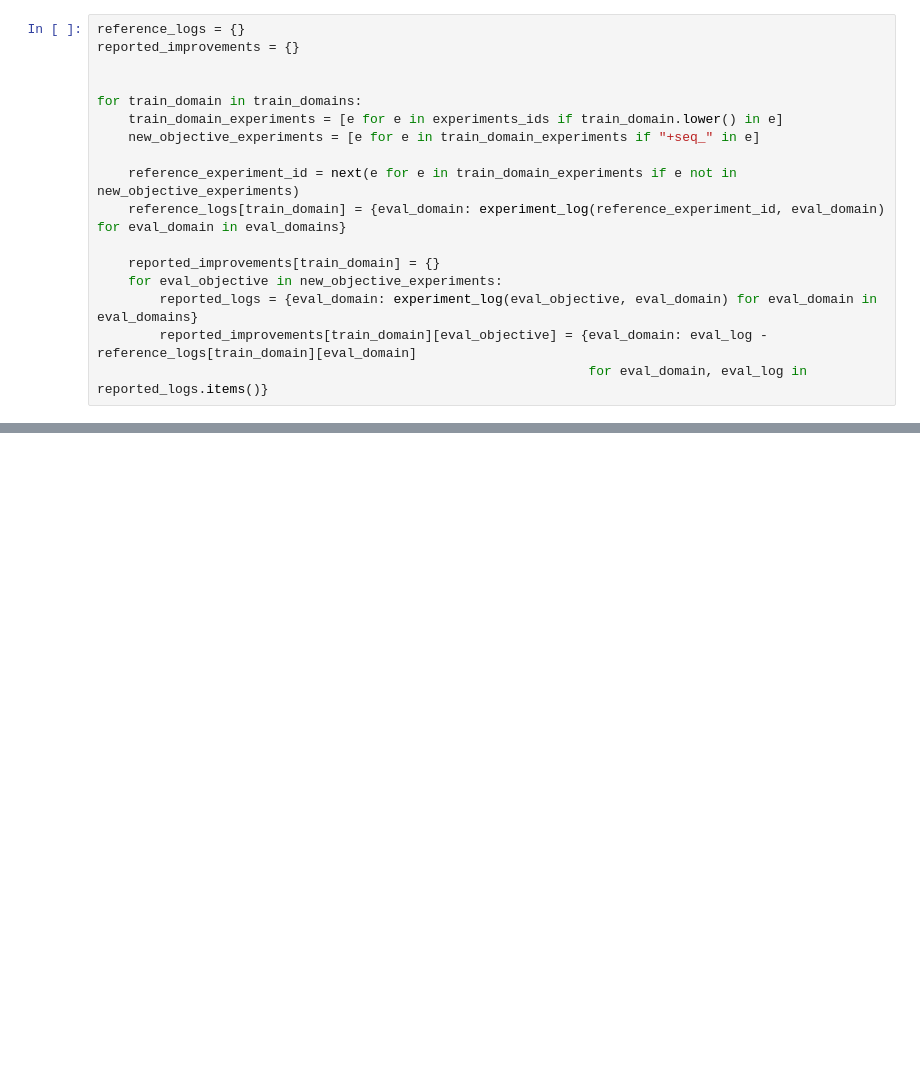
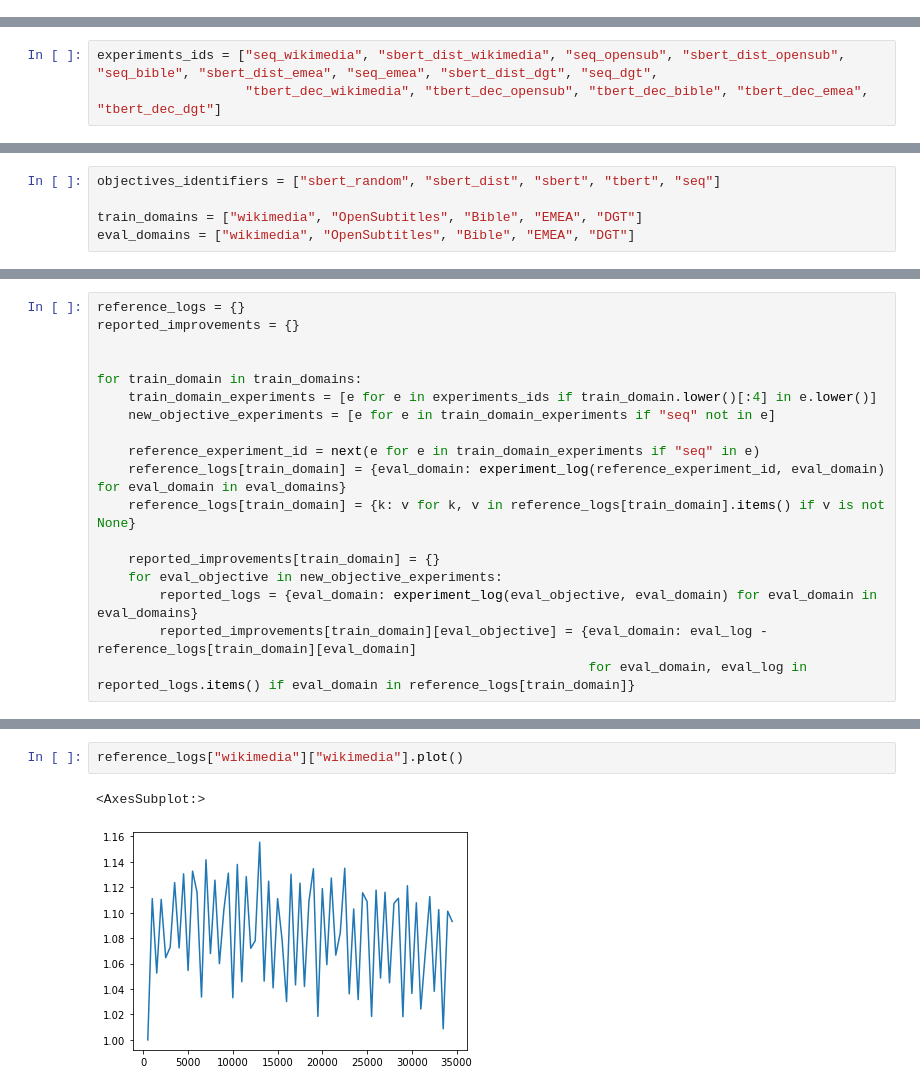
Before and after one commit to MIR-MU/softalign_objectives, a Jupyter notebook: article_materials/fig2_bleu_diffs.ipynb, the cells around one changed output, grey strips where cells are left out. Saved outputs shown, nothing was run; the diff lists cells and outputs as text; blank space fills up the shorter version.

```diff
--- a/article_materials/fig2_bleu_diffs.ipynb
+++ b/article_materials/fig2_bleu_diffs.ipynb
@@ -36,17 +0,0 @@ eval_domains = ["Bible", "Opensub", "Wiki"]
-# %%
-reference_logs = {}
-reported_improvements = {}
-
-
-for train_domain in train_domains:
-    train_domain_experiments = [e for e in experiments_ids if train_domain.lower() in e]
-    new_objective_experiments = [e for e in train_domain_experiments if "+seq_" in e]
-
-    reference_experiment_id = next(e for e in train_domain_experiments if e not in new_objective_experiments)
-    reference_logs[train_domain] = {eval_domain: experiment_log(reference_experiment_id, eval_domain) for eval_domain in eval_domains}
-
-    reported_improvements[train_domain] = {}
-    for eval_objective in new_objective_experiments:
-        reported_logs = {eval_domain: experiment_log(eval_objective, eval_domain) for eval_domain in eval_domains}
-        reported_improvements[train_domain][eval_objective] = {eval_domain: eval_log - reference_logs[train_domain][eval_domain]
-                                                               for eval_domain, eval_log in reported_logs.items()}
@@ -126,0 +7,3 @@ plt.savefig("%s-%s_train_domains-%s_eval_domains" % (plotted_objective, len(trai
+# %%
+experiments_ids = ["seq_wikimedia", "sbert_dist_wikimedia", "seq_opensub", "sbert_dist_opensub", "seq_bible", "sbert_dist_emea", "seq_emea", "sbert_dist_dgt", "seq_dgt",
+                   "tbert_dec_wikimedia", "tbert_dec_opensub", "tbert_dec_bible", "tbert_dec_emea", "tbert_dec_dgt"]
@@ -126,0 +83,5 @@ plt.savefig("%s-%s_train_domains-%s_eval_domains" % (plotted_objective, len(trai
+# %%
+objectives_identifiers = ["sbert_random", "sbert_dist", "sbert", "tbert", "seq"]
+
+train_domains = ["wikimedia", "OpenSubtitles", "Bible", "EMEA", "DGT"]
+eval_domains = ["wikimedia", "OpenSubtitles", "Bible", "EMEA", "DGT"]
@@ -126,0 +94,18 @@ plt.savefig("%s-%s_train_domains-%s_eval_domains" % (plotted_objective, len(trai
+# %%
+reference_logs = {}
+reported_improvements = {}
+
+
+for train_domain in train_domains:
+    train_domain_experiments = [e for e in experiments_ids if train_domain.lower()[:4] in e.lower()]
+    new_objective_experiments = [e for e in train_domain_experiments if "seq" not in e]
+
+    reference_experiment_id = next(e for e in train_domain_experiments if "seq" in e)
+    reference_logs[train_domain] = {eval_domain: experiment_log(reference_experiment_id, eval_domain) for eval_domain in eval_domains}
+    reference_logs[train_domain] = {k: v for k, v in reference_logs[train_domain].items() if v is not None}
+
+    reported_improvements[train_domain] = {}
+    for eval_objective in new_objective_experiments:
+        reported_logs = {eval_domain: experiment_log(eval_objective, eval_domain) for eval_domain in eval_domains}
+        reported_improvements[train_domain][eval_objective] = {eval_domain: eval_log - reference_logs[train_domain][eval_domain]
+                                                               for eval_domain, eval_log in reported_logs.items() if eval_domain in reference_logs[train_domain]}
@@ -126,0 +141,5 @@ plt.savefig("%s-%s_train_domains-%s_eval_domains" % (plotted_objective, len(trai
+# %%
+reference_logs["wikimedia"]["wikimedia"].plot()
+# %% [output]
+<AxesSubplot:>
+[figure, added]
```
Also changed, not shown: parts of 38 cells of this notebook, 1 other file.
